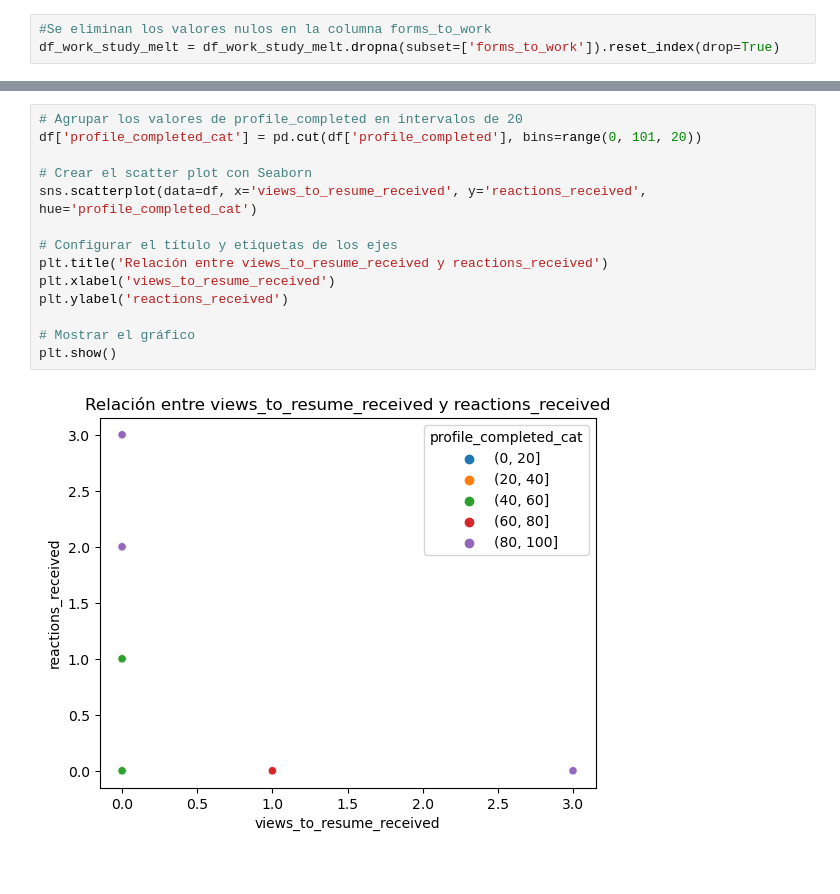
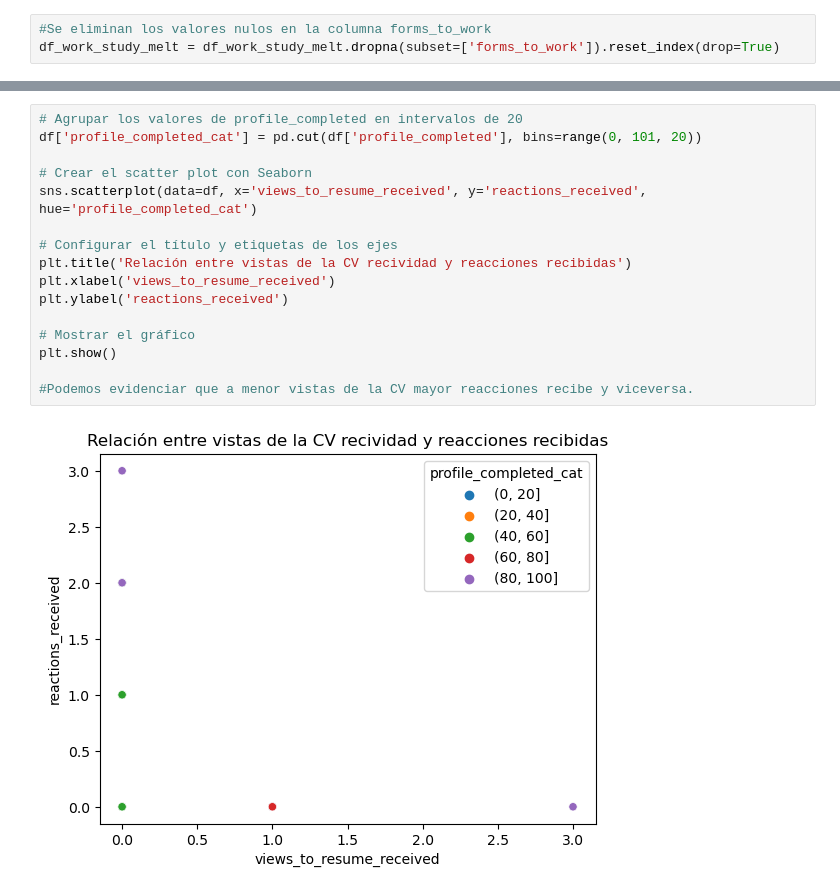
Before and after one commit to nicor1996/Prueba-TalentPitch, a Jupyter notebook: Prueba-TalentPitch.ipynb, the cells around one changed output, grey strips where cells are left out. Drawn from its saved outputs; the diff is of its cells as text.

```diff
--- a/Prueba-TalentPitch.ipynb
+++ b/Prueba-TalentPitch.ipynb
@@ -620,16 +643,18 @@ plt.show()
 # %%
 # Agrupar los valores de profile_completed en intervalos de 20
 df['profile_completed_cat'] = pd.cut(df['profile_completed'], bins=range(0, 101, 20))
 
 # Crear el scatter plot con Seaborn
 sns.scatterplot(data=df, x='views_to_resume_received', y='reactions_received', hue='profile_completed_cat')
 
 # Configurar el título y etiquetas de los ejes
-plt.title('Relación entre views_to_resume_received y reactions_received')
+plt.title('Relación entre vistas de la CV recividad y reacciones recibidas')
 plt.xlabel('views_to_resume_received')
 plt.ylabel('reactions_received')
 
 # Mostrar el gráfico
 plt.show()
+
+#Podemos evidenciar que a menor vistas de la CV mayor reacciones recibe y viceversa.
 # %% [output]
-[figure, old version]
+[figure, new version]
```
Also changed, not shown: parts of 20 cells of this notebook.
